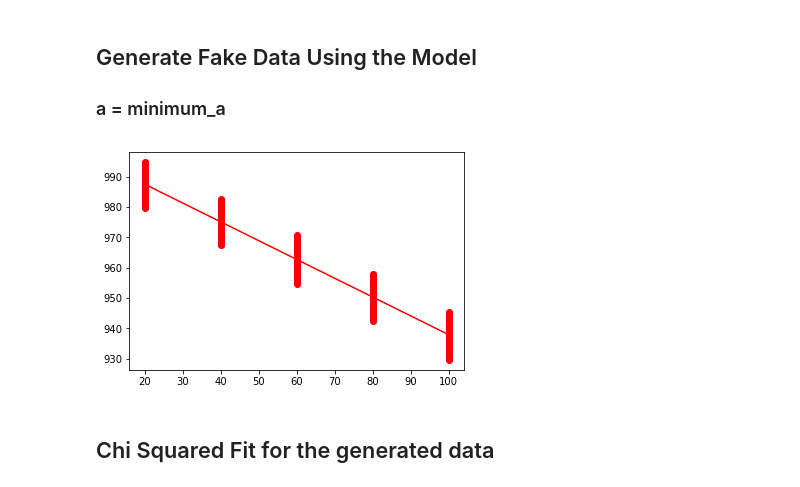
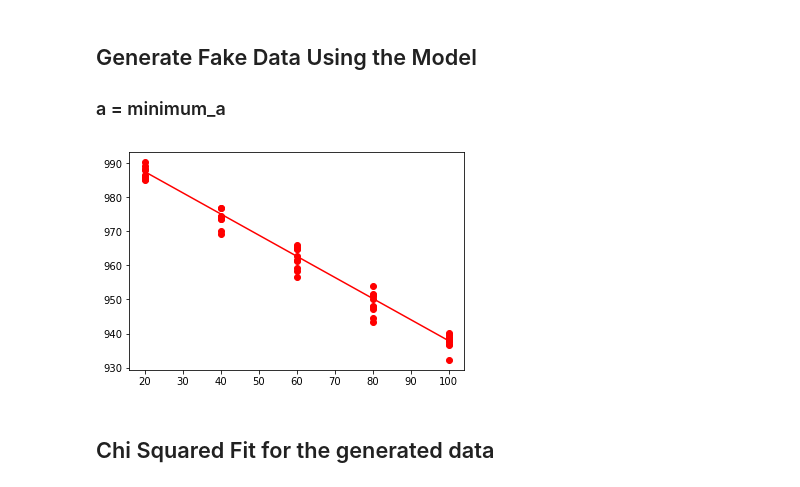
Before and after one commit to jeffschulthies/ASTR-3411, a Jupyter notebook: Week-5/Assignment.ipynb, the cells around one changed output. Saved outputs shown, nothing was run; the diff lists cells and outputs as text; code cells hidden in the pictures.

```diff
--- a/Week-5/Assignment.ipynb
+++ b/Week-5/Assignment.ipynb
@@ -178,24 +178,24 @@ plt.show()
 # %%
 # TODO Change the normal distribution size
 
-generated_data_size = 10000
+generated_data_size = 10
 minimum_number_photons = linear_model(minimum_a, x)
 
 # 2-D Array to store the generated normal distributions for each point
 generated_data = np.zeros([len(minimum_number_photons), generated_data_size])
 generated_data_x_ticks = np.zeros([len(minimum_number_photons), generated_data_size])
 
 for i, data in enumerate(minimum_number_photons):
     # Normal Distribution for each point
     generated_data[i] = np.random.normal(data, size=generated_data_size, scale=2)
     generated_data_x_ticks[i] = np.repeat(x[i], generated_data_size)
     plt.plot(generated_data_x_ticks[i], generated_data[i], linestyle='None', color='red', marker='o')
 
 # Linear Model
 plt.plot(a, b, color='red')
 
 plt.show()
 # %% [output]
-[figure, old version]
+[figure, new version]
 # %% [markdown]
 ## Chi Squared Fit for the generated data
```
Also changed, not shown: parts of 1 cell of this notebook.
